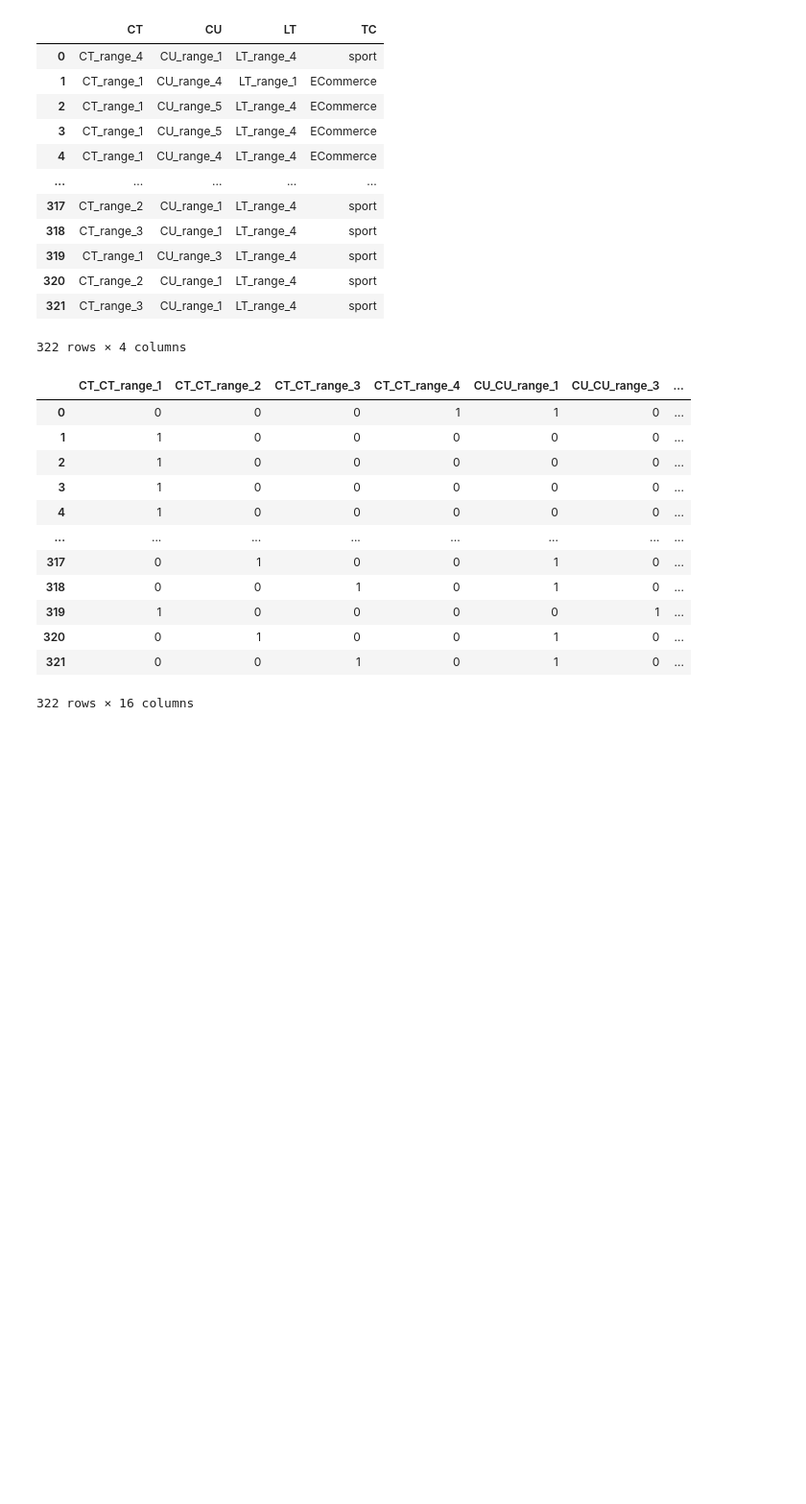
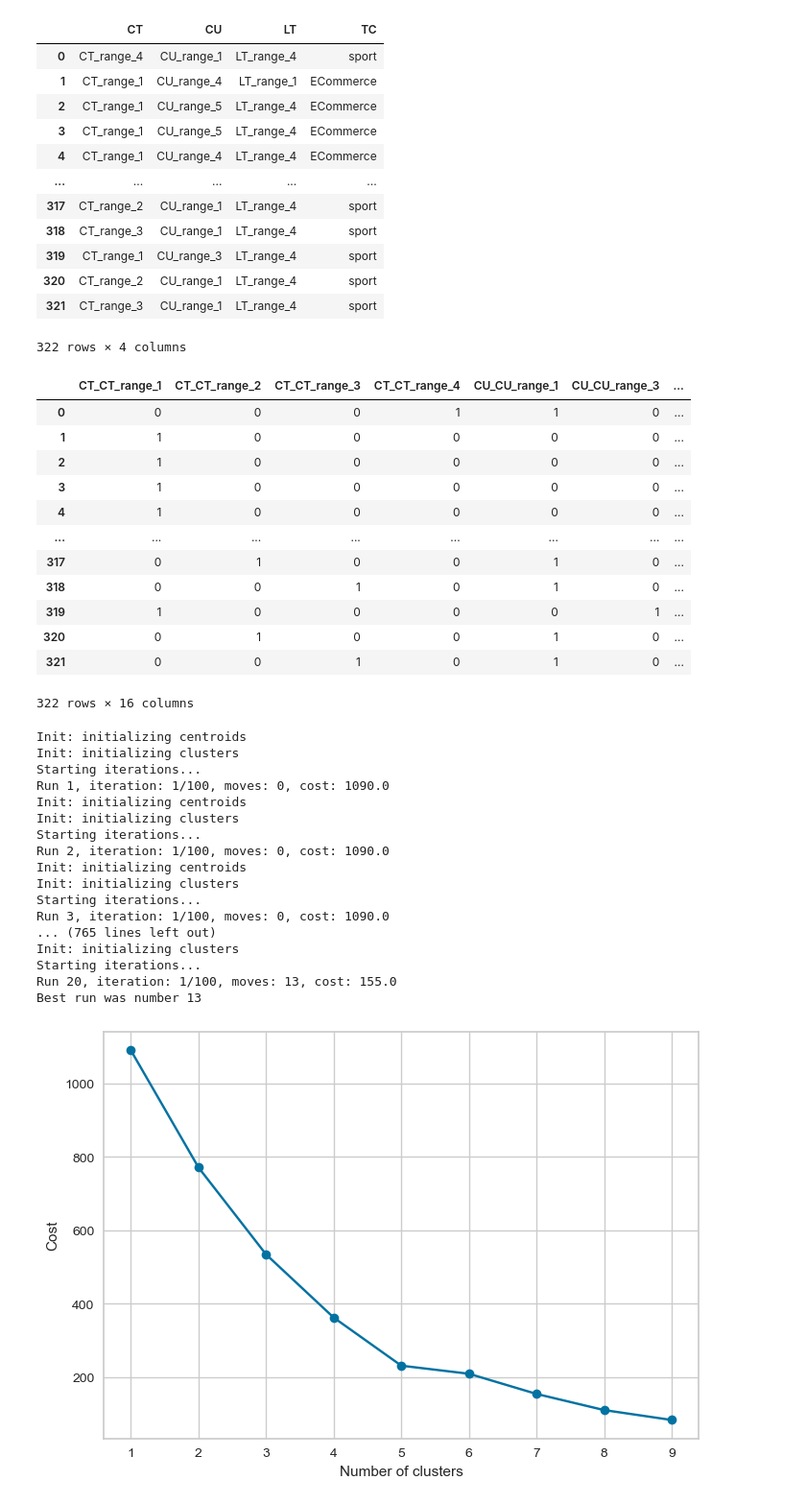
Before and after one commit to TommasoCapacci/DQ_Project_Clustering_2022, a Jupyter notebook: code/users.ipynb, the cells around one changed output. Shown at 96% size. Drawn from its saved outputs; the diff is of its cells as text; code cells hidden in the pictures; blank space fills up the shorter version.

```diff
--- a/code/users.ipynb
+++ b/code/users.ipynb
@@ -44,4 +44,38 @@ display(df_onehot)
 | 320 | 0 | 1 | 0 | 0 | 1 | 0 | ... |
 | 321 | 0 | 0 | 1 | 0 | 1 | 0 | ... |
 322 rows × 16 columns
+# %%
+from kmodes.kmodes import KModes
+from yellowbrick.cluster import KElbowVisualizer
+
+costs = []
+for k in range(1, 10):
+    km = KModes(n_clusters=k, init='Huang', n_init=20, verbose=1)
+    km.fit(df_onehot)
+    costs.append(km.cost_)
+
+# Plot the inertia as a function of k
+plt.plot(range(1, 10), costs, '-o')
+plt.xlabel('Number of clusters')
+plt.ylabel('Cost')
+plt.show()
+# %% [output]
+Init: initializing centroids
+Init: initializing clusters
+Starting iterations...
+Run 1, iteration: 1/100, moves: 0, cost: 1090.0
+Init: initializing centroids
+Init: initializing clusters
+Starting iterations...
+Run 2, iteration: 1/100, moves: 0, cost: 1090.0
+Init: initializing centroids
+Init: initializing clusters
+Starting iterations...
+Run 3, iteration: 1/100, moves: 0, cost: 1090.0
+... (765 lines left out)
+Init: initializing clusters
+Starting iterations...
+Run 20, iteration: 1/100, moves: 13, cost: 155.0
+Best run was number 13
+[figure, added]
 # %%
```
Also changed, not shown: parts of 8 cells of this notebook.
